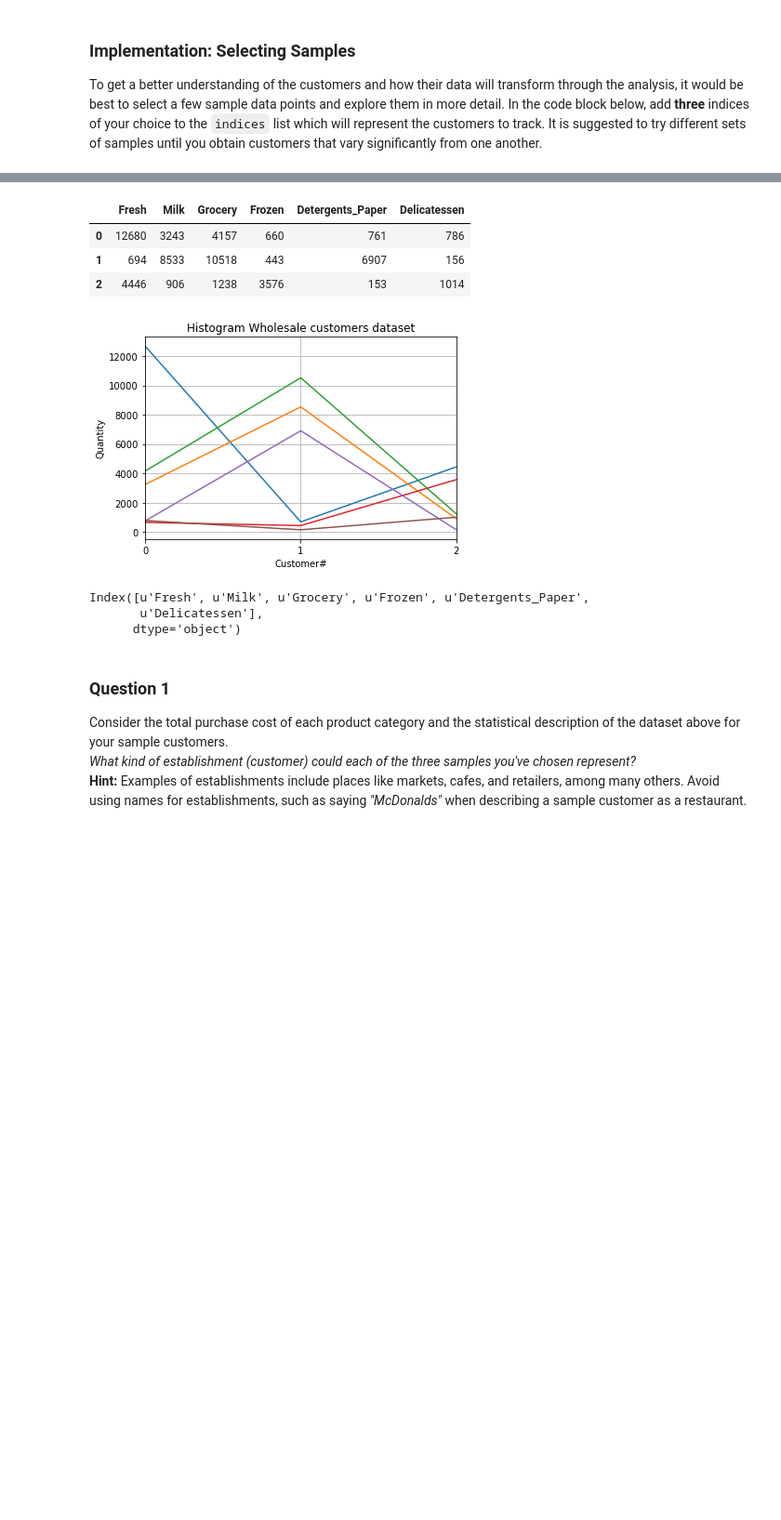
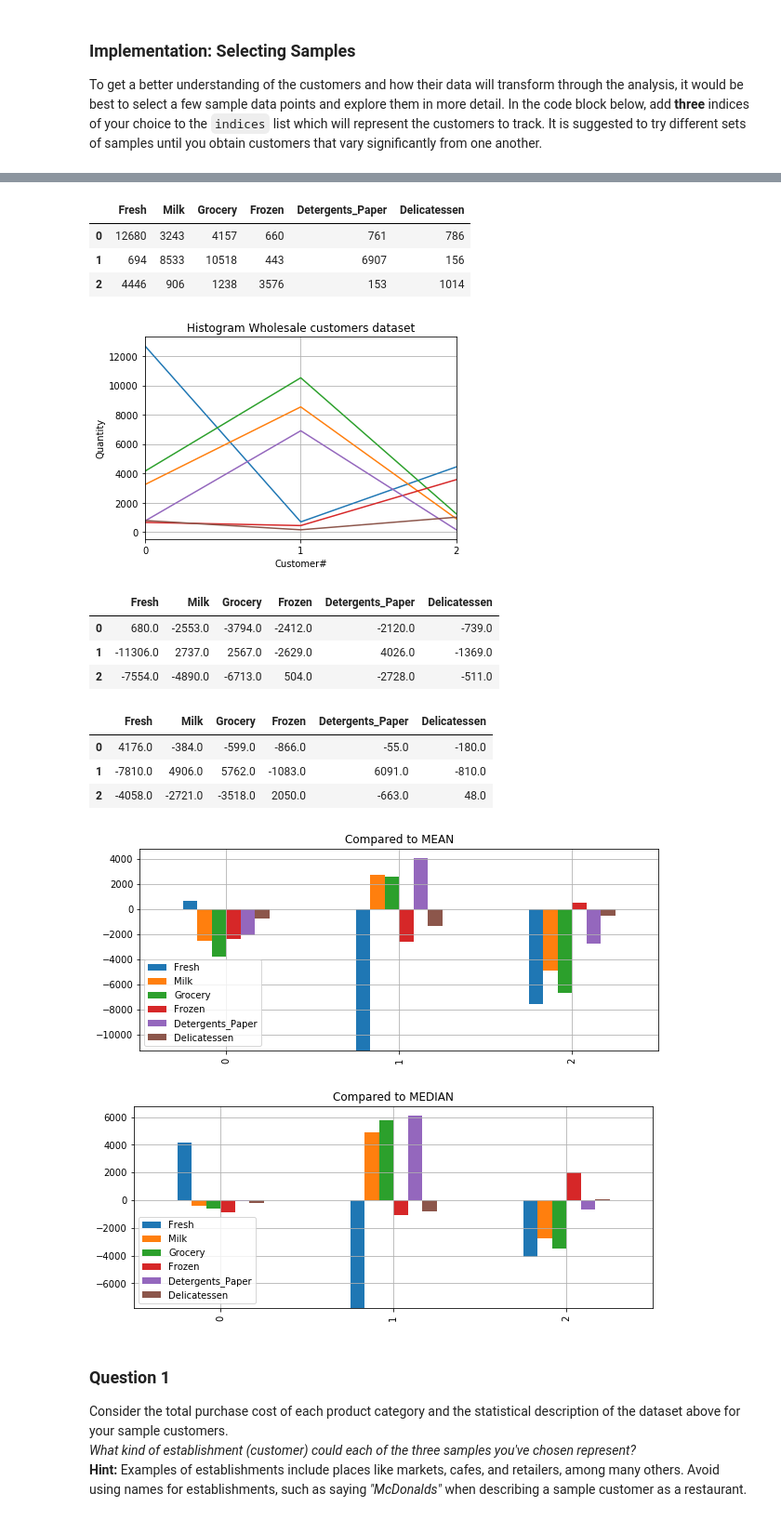
Before and after one commit to Abudhagir/machine-learning, a Jupyter notebook: projects/customer_segments/customer_segments.ipynb, the cells around one changed output, grey strips where cells are left out. Shown at 93% size. Saved outputs shown, nothing was run; the diff lists cells and outputs as text; code cells hidden in the pictures; blank space fills up the shorter version.

Commit message:
Checkin Q1 Resubmission

```diff
--- a/projects/customer_segments/customer_segments.ipynb
+++ b/projects/customer_segments/customer_segments.ipynb
@@ -61,36 +61,51 @@ To get a better understanding of the customers and how their data will transform
 # %%
 # TODO: Select three indices of your choice you wish to sample from the dataset
 indices = [225,182,400]
 
 # Create a DataFrame of the chosen samples
 samples = pd.DataFrame(data.loc[indices], columns = data.keys()).reset_index(drop = True)
 print "Chosen samples of wholesale customers dataset:"
 display(samples)
 #lOOKING AT THE PLOTS TO CHECK THE TREND
 import matplotlib.pyplot as plt
 plt.xlabel('Customer#')
 plt.ylabel('Quantity')
 plt.title('Histogram Wholesale customers dataset')
 plt.plot(samples)
 plt.xlim(0,2)
 my_xticks = [0, 1, 2]
 plt.xticks( my_xticks)
 plt.grid(True)
 plt.show()
 #Print columns
-print samples.columns
+#print samples.columns
 #Check keys of sample
-#print samples.keys
+
+# This code Thanks to Reviewer: Calculating deviations from Mean and Median
+#to check how much the 3 samples deviate from the Center.
+delta_mean = samples - data.mean().round()
+delta_median = samples - data.median().round()
+
+display(delta_mean, delta_median)
+delta_mean.plot.bar(figsize=(10,4), title='Compared to MEAN', grid=True)
+delta_median.plot.bar(figsize=(10,4), title='Compared to MEDIAN', grid=True);
 # %% [output]
 Chosen samples of wholesale customers dataset:
 |  | Fresh | Milk | Grocery | Frozen | Detergents_Paper | Delicatessen |
 | 0 | 12680 | 3243 | 4157 | 660 | 761 | 786 |
 | 1 | 694 | 8533 | 10518 | 443 | 6907 | 156 |
 | 2 | 4446 | 906 | 1238 | 3576 | 153 | 1014 |
 [figure]
-Index([u'Fresh', u'Milk', u'Grocery', u'Frozen', u'Detergents_Paper',
-       u'Delicatessen'],
-      dtype='object')
+|  | Fresh | Milk | Grocery | Frozen | Detergents_Paper | Delicatessen |
+| 0 | 680.0 | -2553.0 | -3794.0 | -2412.0 | -2120.0 | -739.0 |
+| 1 | -11306.0 | 2737.0 | 2567.0 | -2629.0 | 4026.0 | -1369.0 |
+| 2 | -7554.0 | -4890.0 | -6713.0 | 504.0 | -2728.0 | -511.0 |
+|  | Fresh | Milk | Grocery | Frozen | Detergents_Paper | Delicatessen |
+| 0 | 4176.0 | -384.0 | -599.0 | -866.0 | -55.0 | -180.0 |
+| 1 | -7810.0 | 4906.0 | 5762.0 | -1083.0 | 6091.0 | -810.0 |
+| 2 | -4058.0 | -2721.0 | -3518.0 | 2050.0 | -663.0 | 48.0 |
+[figure, added]
+[figure, added]
 # %% [markdown]
 ### Question 1
 Consider the total purchase cost of each product category and the statistical description of the dataset above for your sample customers.
```
Also changed, not shown: parts of 1 cell of this notebook.
